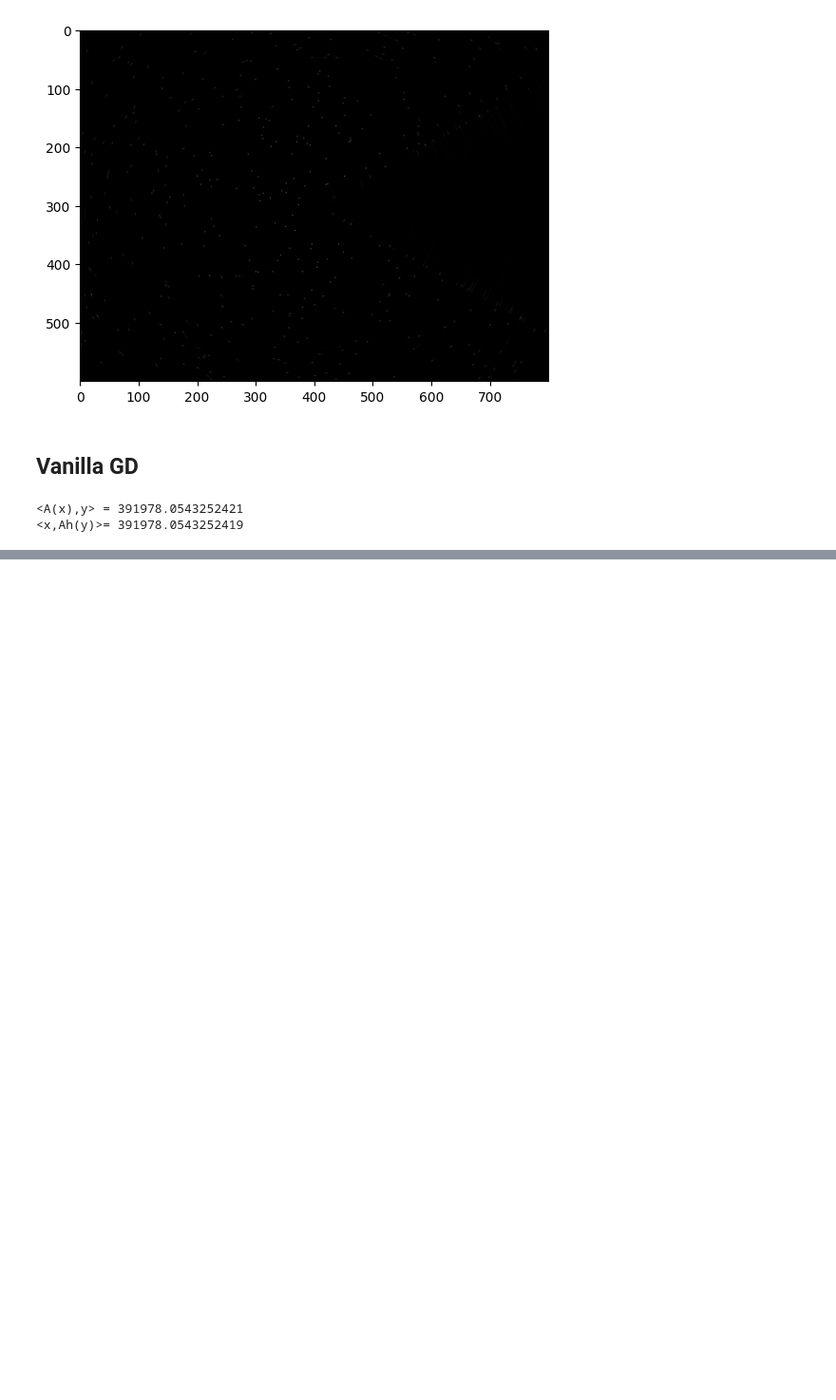
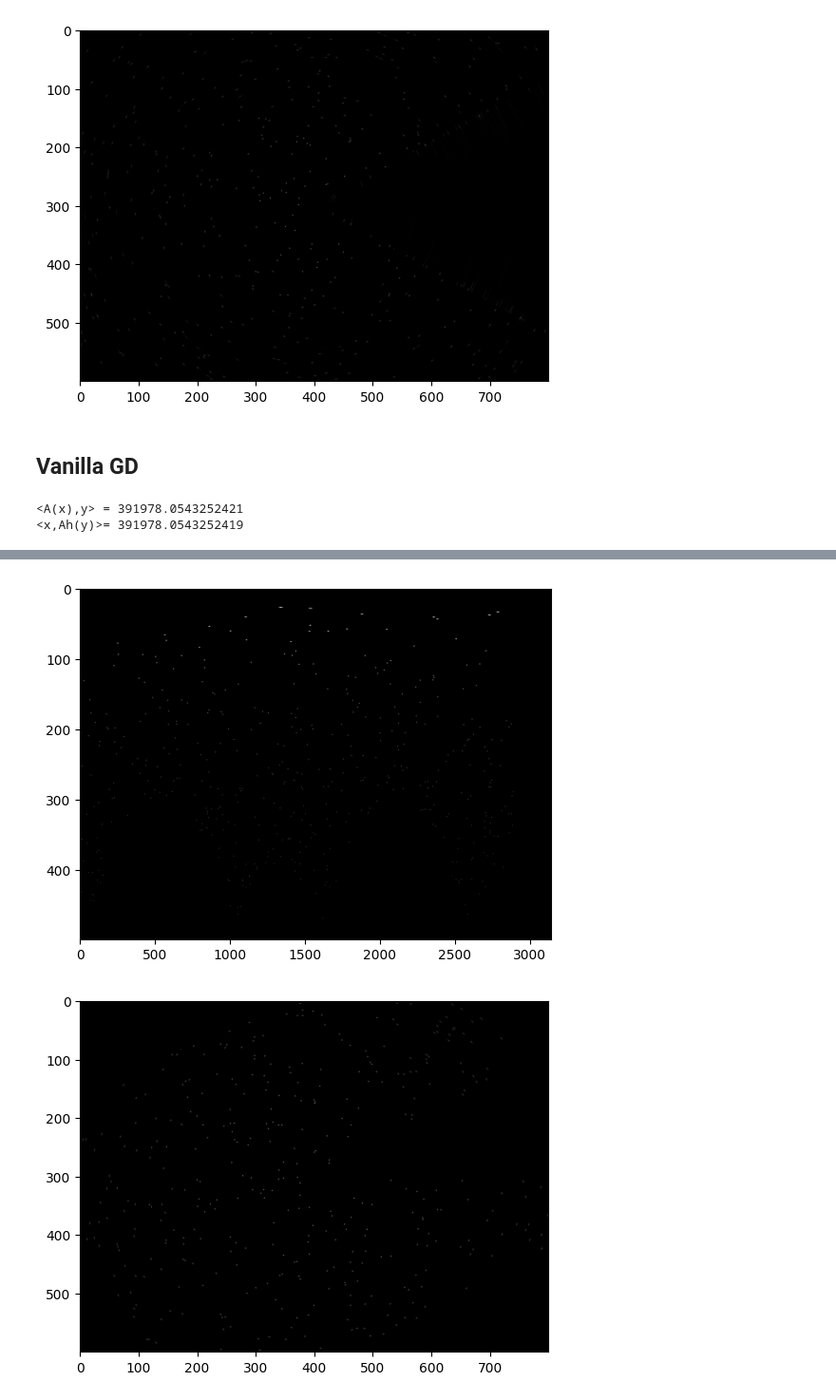
Before and after one commit to GSNikhil/star-trail-removal, a Jupyter notebook: main.ipynb, the cells around one changed output, grey strips where cells are left out. Shown at 95% size. Cells and saved outputs as stored; diff of their text form; code cells hidden in the pictures; blank space fills up the shorter version.

```diff
--- a/main.ipynb
+++ b/main.ipynb
@@ -301,0 +347,12 @@ plt.imshow(pad_psf, cmap='gray', aspect='auto')
+# %%
+vgd_fista = contrast_stetch(crop(x_fista))
+
+plt.imshow(vgd_fista, cmap='gray', aspect='auto')
+plt.show()
+
+img_recon_fista = inverse_polar_transform(vgd_fista, center=(300, 400), output=img.shape)
+plt.imshow(img_recon_fista, cmap='gray')
+plt.show()
+# %% [output]
+[figure, added]
+[figure, added]
```
Also changed, not shown: parts of 6 cells of this notebook.
